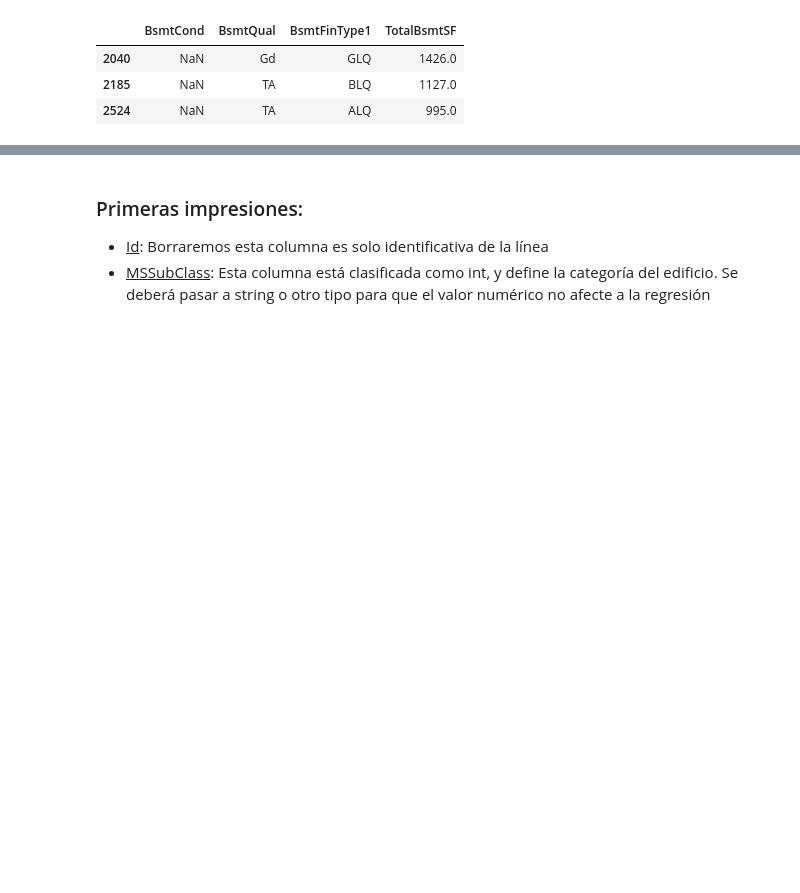
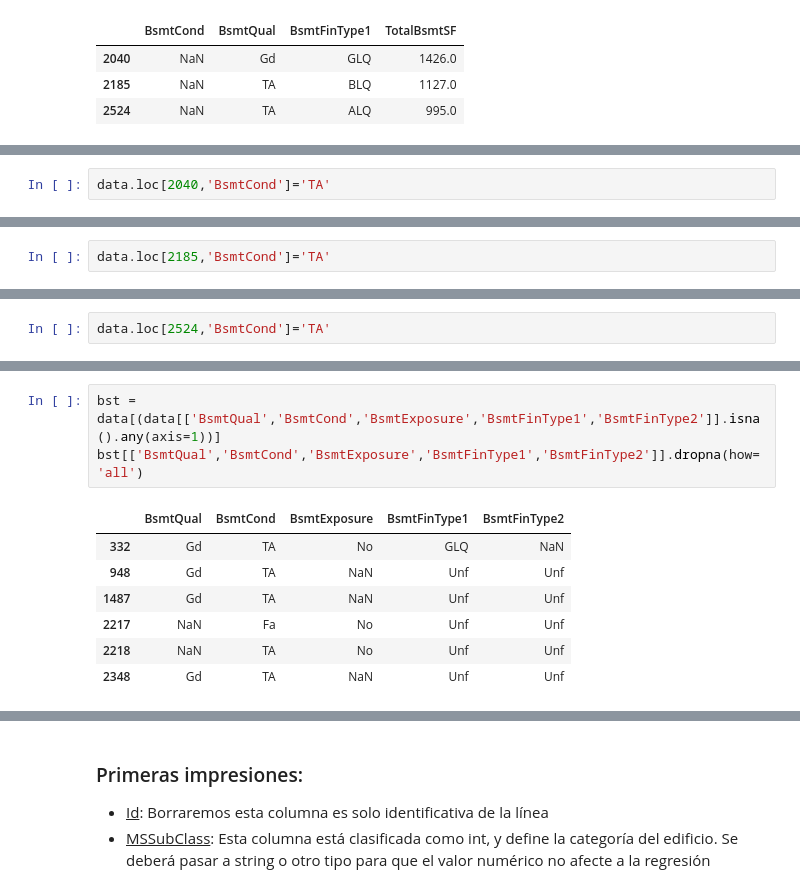
Before and after one commit to gusavato/Kaggle_House_Prices, a Jupyter notebook: jupyter/EDA.ipynb, the cells around one changed output, grey strips where cells are left out. Cells and saved outputs as stored; diff of their text form; blank space fills up the shorter version.

```diff
--- a/jupyter/EDA.ipynb
+++ b/jupyter/EDA.ipynb
@@ -346,0 +372,2 @@ data[(data.BsmtCond.isna()) & (data.BsmtQual.notna())][['BsmtCond','BsmtQual','B
+# %%
+data.loc[2040,'BsmtCond']='TA'
@@ -346,0 +398,2 @@ data[(data.BsmtCond.isna()) & (data.BsmtQual.notna())][['BsmtCond','BsmtQual','B
+# %%
+data.loc[2185,'BsmtCond']='TA'
@@ -346,0 +423,2 @@ data[(data.BsmtCond.isna()) & (data.BsmtQual.notna())][['BsmtCond','BsmtQual','B
+# %%
+data.loc[2524,'BsmtCond']='TA'
@@ -346,0 +431,11 @@ data[(data.BsmtCond.isna()) & (data.BsmtQual.notna())][['BsmtCond','BsmtQual','B
+# %%
+bst = data[(data[['BsmtQual','BsmtCond','BsmtExposure','BsmtFinType1','BsmtFinType2']].isna().any(axis=1))]
+bst[['BsmtQual','BsmtCond','BsmtExposure','BsmtFinType1','BsmtFinType2']].dropna(how='all')
+# %% [output]
+|  | BsmtQual | BsmtCond | BsmtExposure | BsmtFinType1 | BsmtFinType2 |
+| 332 | Gd | TA | No | GLQ | NaN |
+| 948 | Gd | TA | NaN | Unf | Unf |
+| 1487 | Gd | TA | NaN | Unf | Unf |
+| 2217 | NaN | Fa | No | Unf | Unf |
+| 2218 | NaN | TA | No | Unf | Unf |
+| 2348 | Gd | TA | NaN | Unf | Unf |
```
Also changed, not shown: parts of 40 cells of this notebook.
